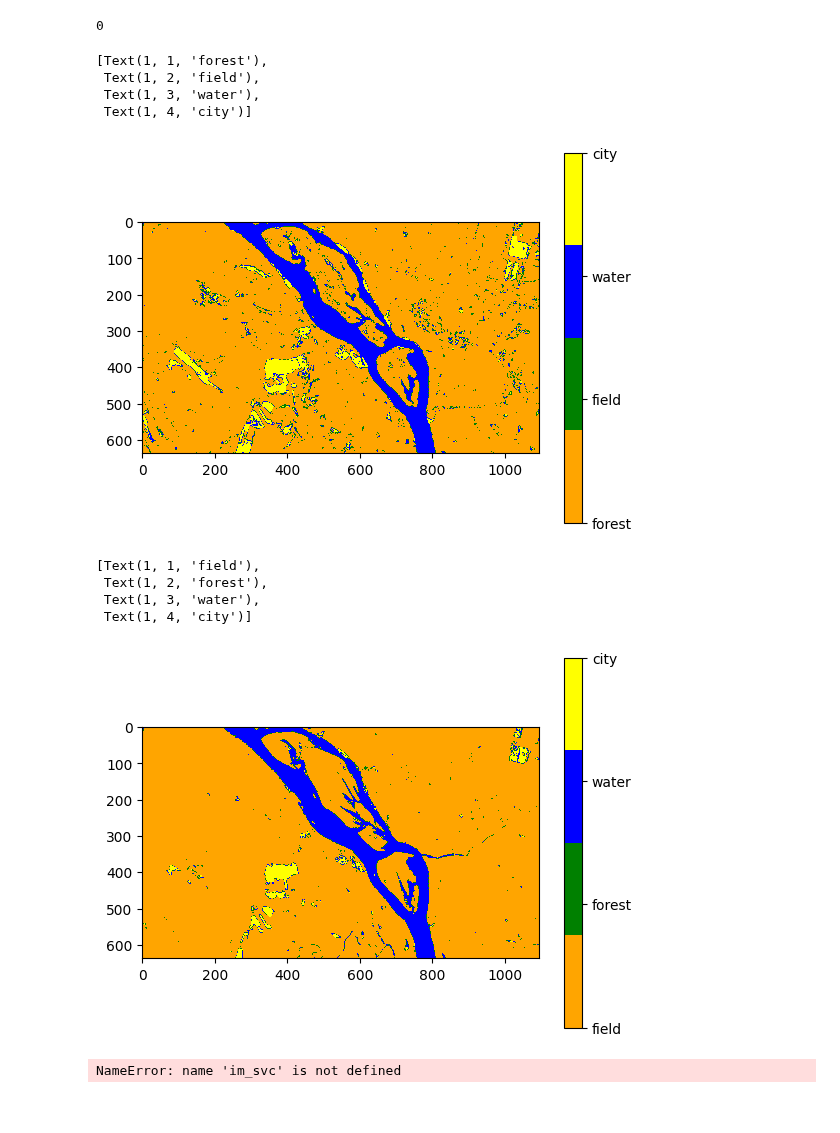
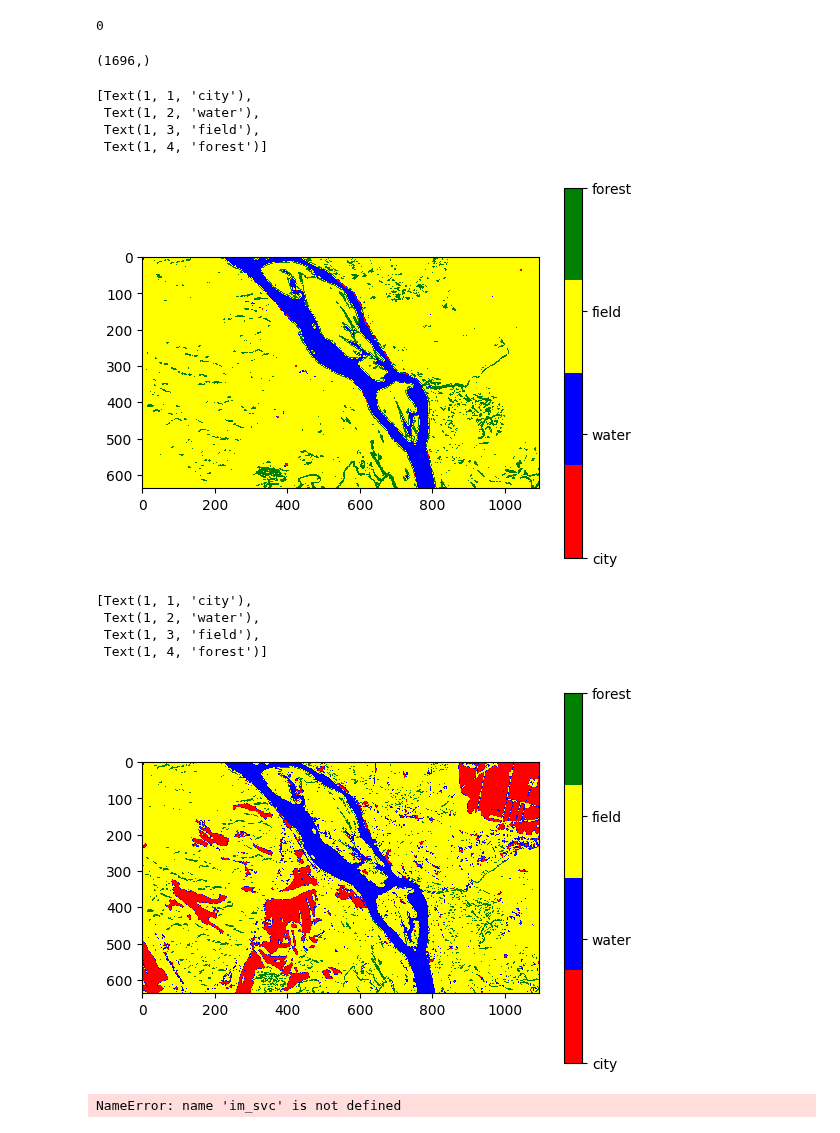
Before and after one commit to angpysha/Satellite_Imagery_Analysis, a Jupyter notebook: Classification/dataset_5_binary_tree_ver_2.ipynb, the cells around one changed output. Cells and saved outputs as stored; diff of their text form; code cells hidden in the pictures.

```diff
--- a/Classification/dataset_5_binary_tree_ver_2.ipynb
+++ b/Classification/dataset_5_binary_tree_ver_2.ipynb
@@ -216,6 +284,10 @@ predictions = real_prediction_knn.predictions
 len(predictions[2][0])
 # %% [output]
 0
+# %%
+real_prediction_knn.predictions[0][1].shape
+# %% [output]
+(1696,)
 # %%
 from matplotlib.colors import ListedColormap
 import matplotlib.pyplot as plt
@@ -224,8 +296,8 @@ import matplotlib.pyplot as plt
 # im1 = ax[1].imshow(knn_image_default_1,cmap=ListedColormap(['blue', 'purple']))
 # im3 = ax[2].imshow(mnb_image_default_1,cmap=ListedColormap(['blue', 'purple']))
 #im4 = ax[3].imshow(svm_image_default_1,cmap=ListedColormap(['blue', 'purple']))
-plt.imshow(im, cmap=ListedColormap(['orange','green','blue','yellow']))
-labels = list(['forest','field','water','city'])
+plt.imshow(im, cmap=ListedColormap(['red','blue','yellow','green']))
+labels = list(['city','water','field','forest'])
 values = list([1,2,3,4])
 plt.title = "KKNC"
 # ax[1].set_title("KNNC")
@@ -235,35 +307,35 @@ plt.title = "KKNC"
 colorbar = plt.colorbar(ticks=values)
 colorbar.ax.set_yticklabels(labels)
 # %% [output]
-[Text(1, 1, 'forest'),
- Text(1, 2, 'field'),
- Text(1, 3, 'water'),
- Text(1, 4, 'city')]
+[Text(1, 1, 'city'),
+ Text(1, 2, 'water'),
+ Text(1, 3, 'field'),
+ Text(1, 4, 'forest')]
-[figure, old version]
+[figure, new version]
 # %%
 from matplotlib.colors import ListedColormap
 import matplotlib.pyplot as plt
 #
 # plt.imshow(im)
 # im1 = ax[1].imshow(knn_image_default_1,cmap=ListedColormap(['blue', 'purple']))
 # im3 = ax[2].imshow(mnb_image_default_1,cmap=ListedColormap(['blue', 'purple']))
 #im4 = ax[3].imshow(svm_image_default_1,cmap=ListedColormap(['blue', 'purple']))
-plt.imshow(im_gnb, cmap=ListedColormap(['orange','green','blue','yellow']))
-labels = list(['field','forest','water','city'])
+plt.imshow(im_gnb, cmap=ListedColormap(['red','blue','yellow','green']))
+labels = list(['city','water','field','forest'])
 values = list([1,2,3,4])
 plt.title = "KKNC"
 # ax[1].set_title("KNNC")
 # ax[2].set_title("Naive bayes")
 #ax[2].set_title("SVM")
 # Create a colorbar with the legend
 colorbar = plt.colorbar(ticks=values)
 colorbar.ax.set_yticklabels(labels)
 # %% [output]
-[Text(1, 1, 'field'),
- Text(1, 2, 'forest'),
- Text(1, 3, 'water'),
- Text(1, 4, 'city')]
+[Text(1, 1, 'city'),
+ Text(1, 2, 'water'),
+ Text(1, 3, 'field'),
+ Text(1, 4, 'forest')]
-[figure, old version]
+[figure, new version]
 # %%
 plt.imshow(im_svc)
 # %% [output]
```
Also changed, not shown: parts of 14 cells of this notebook, 4 other files.
